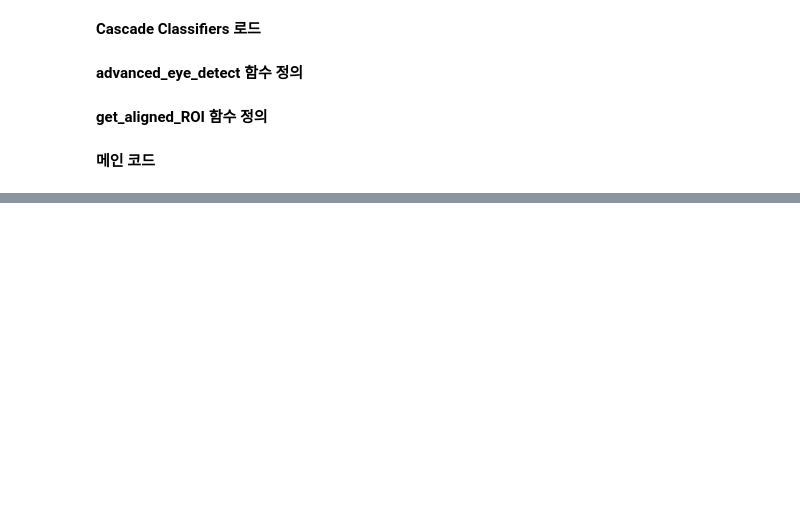
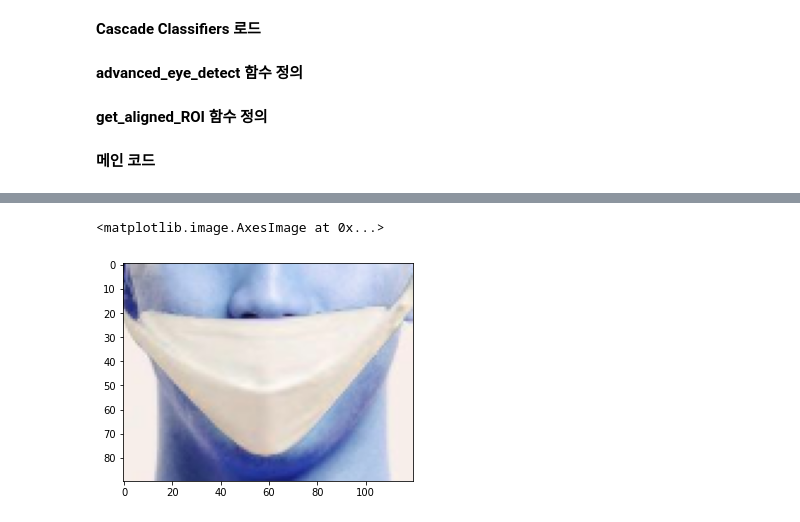
Before and after one commit to cjlee0217/covid19_mask_detection, a Jupyter notebook: 데이터 전처리/advanced-eye-detect-flow.ipynb, the cells around one changed output, grey strips where cells are left out. Drawn from its saved outputs; the diff is of its cells as text; code cells hidden in the pictures; blank space fills up the shorter version.

```diff
--- a/데이터 전처리/advanced-eye-detect-flow.ipynb
+++ b/데이터 전처리/advanced-eye-detect-flow.ipynb
@@ -97,0 +147,5 @@ for image in images:
+# %%
+plt.imshow(mask_area[0])
+# %% [output]
+<matplotlib.image.AxesImage at 0x...>
+[figure, added]
```
Also changed, not shown: parts of 6 cells of this notebook.
